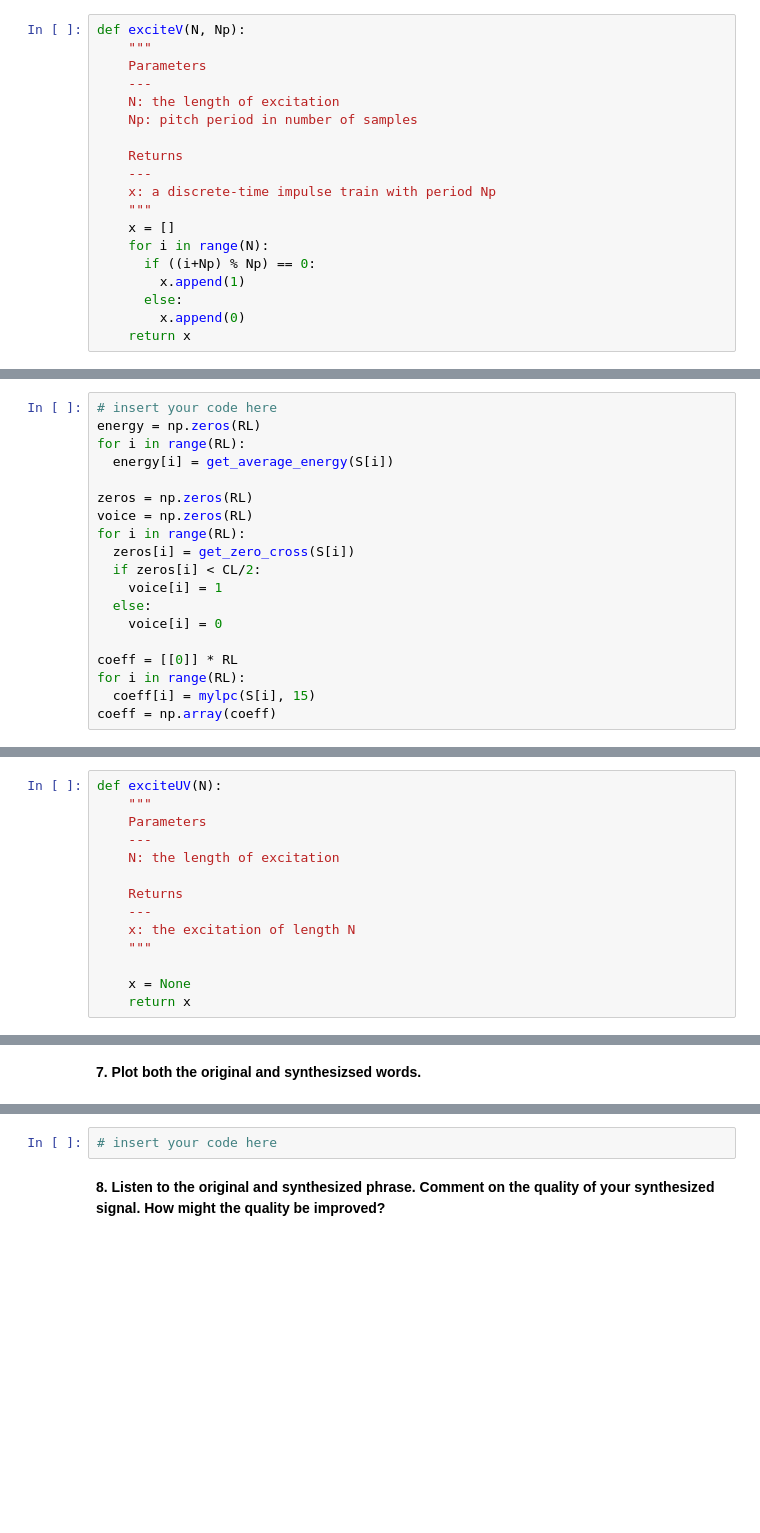
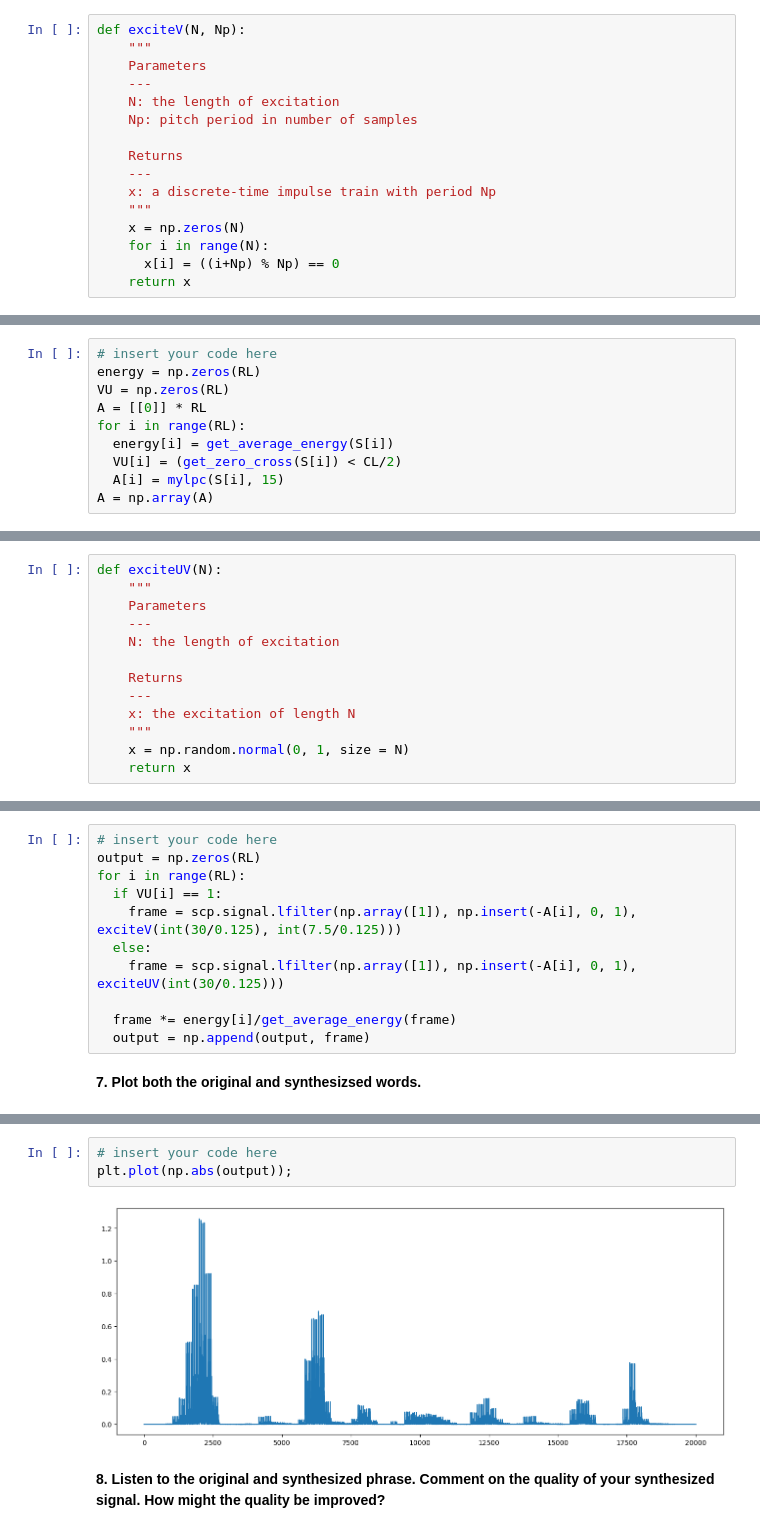
Before and after one commit to cdavin2/dsp_lab09b, a Jupyter notebook: lab09b_final_report.ipynb, the cells around one changed output, grey strips where cells are left out. Cells and saved outputs as stored; diff of their text form; blank space fills up the shorter version.

```diff
--- a/lab09b_final_report.ipynb
+++ b/lab09b_final_report.ipynb
@@ -64,12 +64,9 @@ def exciteV(N, Np):
     ---
     x: a discrete-time impulse train with period Np
     """
-    x = []
+    x = np.zeros(N)
     for i in range(N):
-      if ((i+Np) % Np) == 0:
-        x.append(1)
-      else:
-        x.append(0)
+      x[i] = ((i+Np) % Np) == 0
     return x
 # %% [markdown]
 **3. Assuming a sampling frequency of $8$ kHz ($0.125$ ms/sample), create a $40$ millisecond-long excitation with a pitch period of $8$ ms, and filter it using equation (2) for each set of coefficients.**
@@ -268,19 +265,10 @@ def get_zero_cross(x):
 # %%
 # insert your code here
 energy = np.zeros(RL)
+VU = np.zeros(RL)
+A = [[0]] * RL
 for i in range(RL):
   energy[i] = get_average_energy(S[i])
-
-zeros = np.zeros(RL)
-voice = np.zeros(RL)
-for i in range(RL):
-  zeros[i] = get_zero_cross(S[i])
-  if zeros[i] < CL/2:
-    voice[i] = 1
-  else:
-    voice[i] = 0
-
-coeff = [[0]] * RL
-for i in range(RL):
-  coeff[i] = mylpc(S[i], 15)
-coeff = np.array(coeff)
+  VU[i] = (get_zero_cross(S[i]) < CL/2)
+  A[i] = mylpc(S[i], 15)
+A = np.array(A)
@@ -303,8 +310,7 @@ def exciteUV(N):
     ---
     x: the excitation of length N
     """
-
-    x = None
+    x = np.random.normal(0, 1, size = N)
     return x
 # %% [markdown]
 **6. Initialize an empty NumPy array `output`. Then, for each encoded frame, do the following:**
@@ -317,2 +321,13 @@ def exciteUV(N):
+# %%
+# insert your code here
+output = np.zeros(RL)
+for i in range(RL):
+  if VU[i] == 1:
+    frame = scp.signal.lfilter(np.array([1]), np.insert(-A[i], 0, 1), exciteV(int(30/0.125), int(7.5/0.125)))
+  else:
+    frame = scp.signal.lfilter(np.array([1]), np.insert(-A[i], 0, 1), exciteUV(int(30/0.125)))
+
+  frame *= energy[i]/get_average_energy(frame)
+  output = np.append(output, frame)
 # %% [markdown]
 **7. Plot both the original and synthesizsed words.**
@@ -319,5 +338,8 @@ def exciteUV(N):
 # %%
 # insert your code here
+plt.plot(np.abs(output));
+# %% [output]
+[figure, added]
 # %% [markdown]
 **8. Listen to the original and synthesized phrase. Comment on the quality of your synthesized signal. How might the quality be improved?**
 # %%
```
Also changed, not shown: parts of 8 cells of this notebook.
